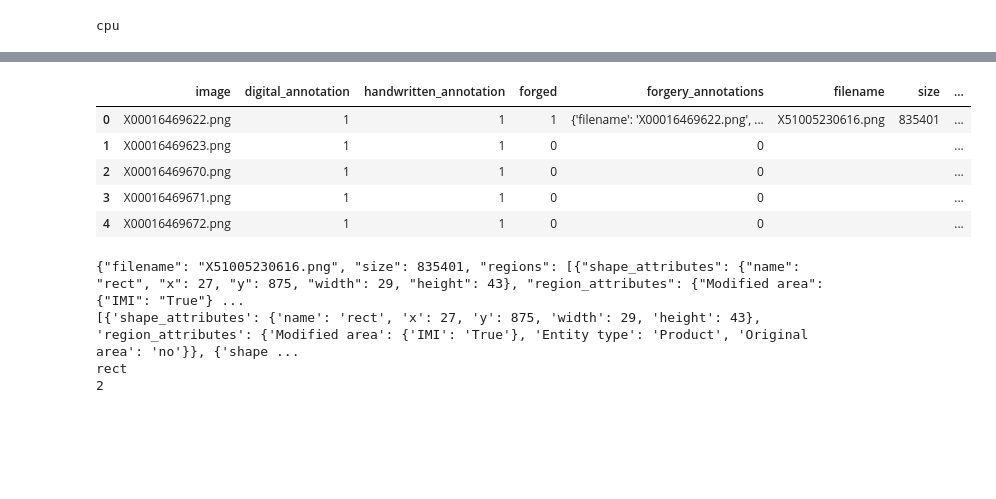
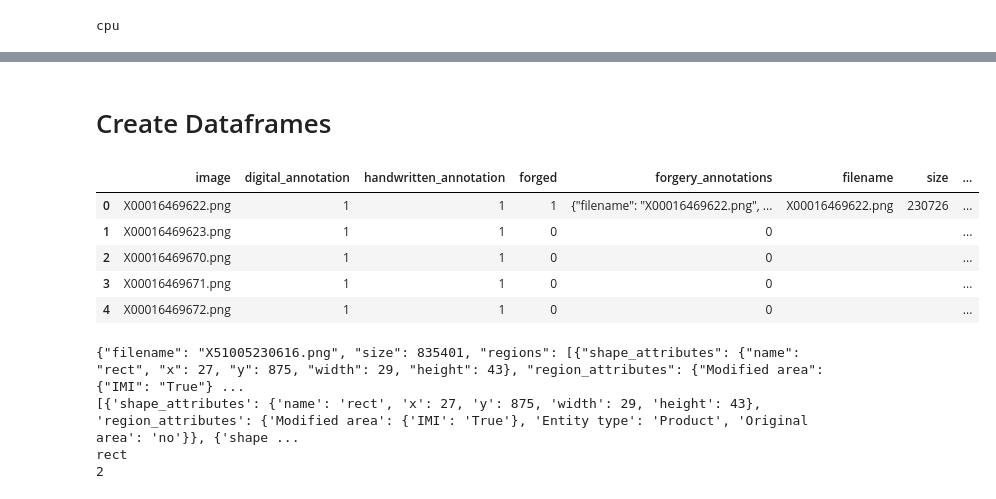
Before and after one commit to Bianca-Apostolescu/TUW_Master_Thesis, a Jupyter notebook: Models and Results/SROIE.ipynb, the cells around one changed output, grey strips where cells are left out. Drawn from its saved outputs; the diff is of its cells as text; code cells hidden in the pictures; blank space fills up the shorter version.

```diff
--- a/Models and Results/SROIE.ipynb
+++ b/Models and Results/SROIE.ipynb
@@ -68,2 +91,4 @@ cpu
+# %% [markdown]
+# Create Dataframes
 # %%
 import json
@@ -152,13 +170,13 @@ def txt_to_dataframe(txt_file):
 
     return pd.DataFrame(annotations)
 # %%
-txt_file = "/content/Dataset/findit/findit2/train_json.txt"
+txt_file = "/content/Dataset/findit/train_json.txt"
 df = txt_to_dataframe(txt_file)
 
 df.head()
 # %% [output]
 |  | image | digital_annotation | handwritten_annotation | forged | forgery_annotations | filename | size | ... |
-| 0 | X00016469622.png | 1 | 1 | 1 | {'filename': 'X00016469622.png', ... | X51005230616.png | 835401 | ... |
+| 0 | X00016469622.png | 1 | 1 | 1 | {"filename": "X00016469622.png", ... | X00016469622.png | 230726 | ... |
 | 1 | X00016469623.png | 1 | 1 | 0 | 0 |  |  | ... |
 | 2 | X00016469670.png | 1 | 1 | 0 | 0 |  |  | ... |
 | 3 | X00016469671.png | 1 | 1 | 0 | 0 |  |  | ... |
```
Also changed, not shown: parts of 12 cells of this notebook, 3 other files.
